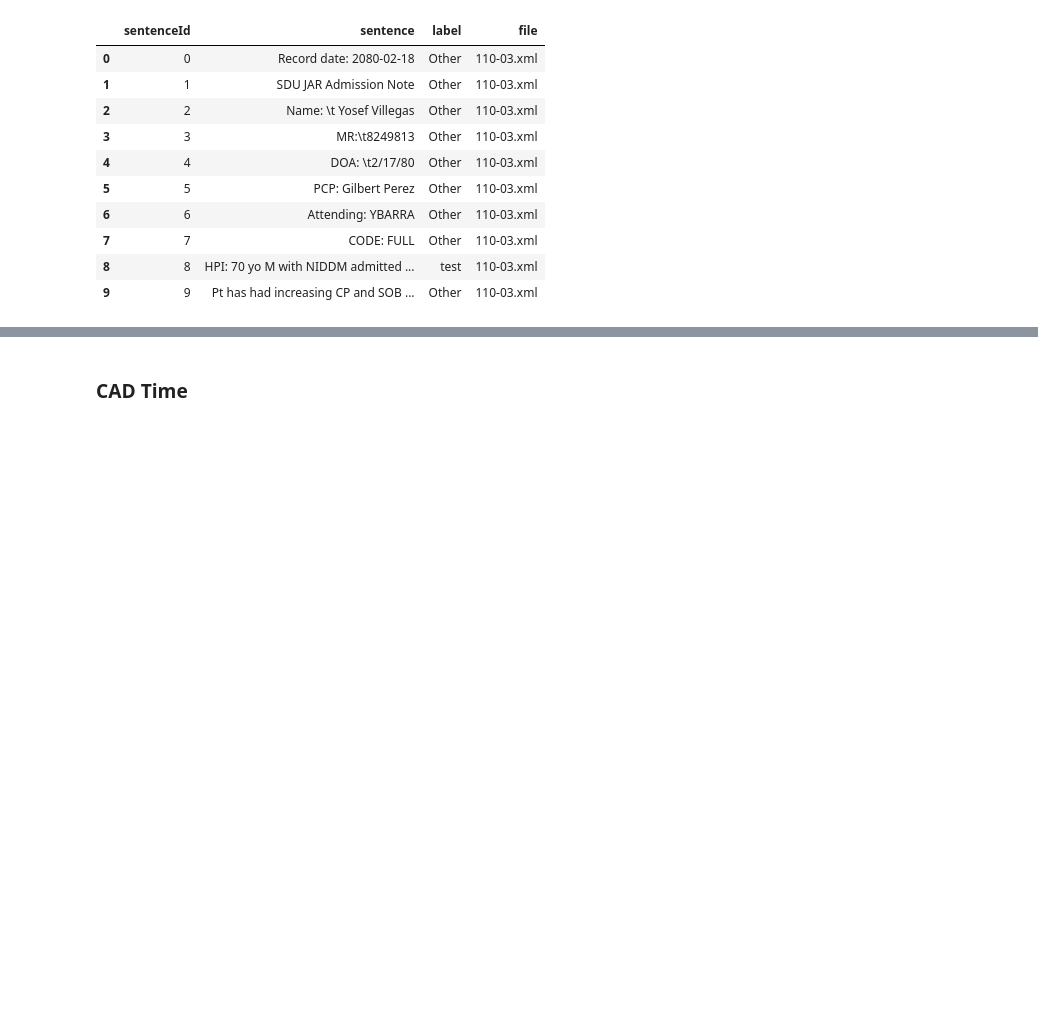
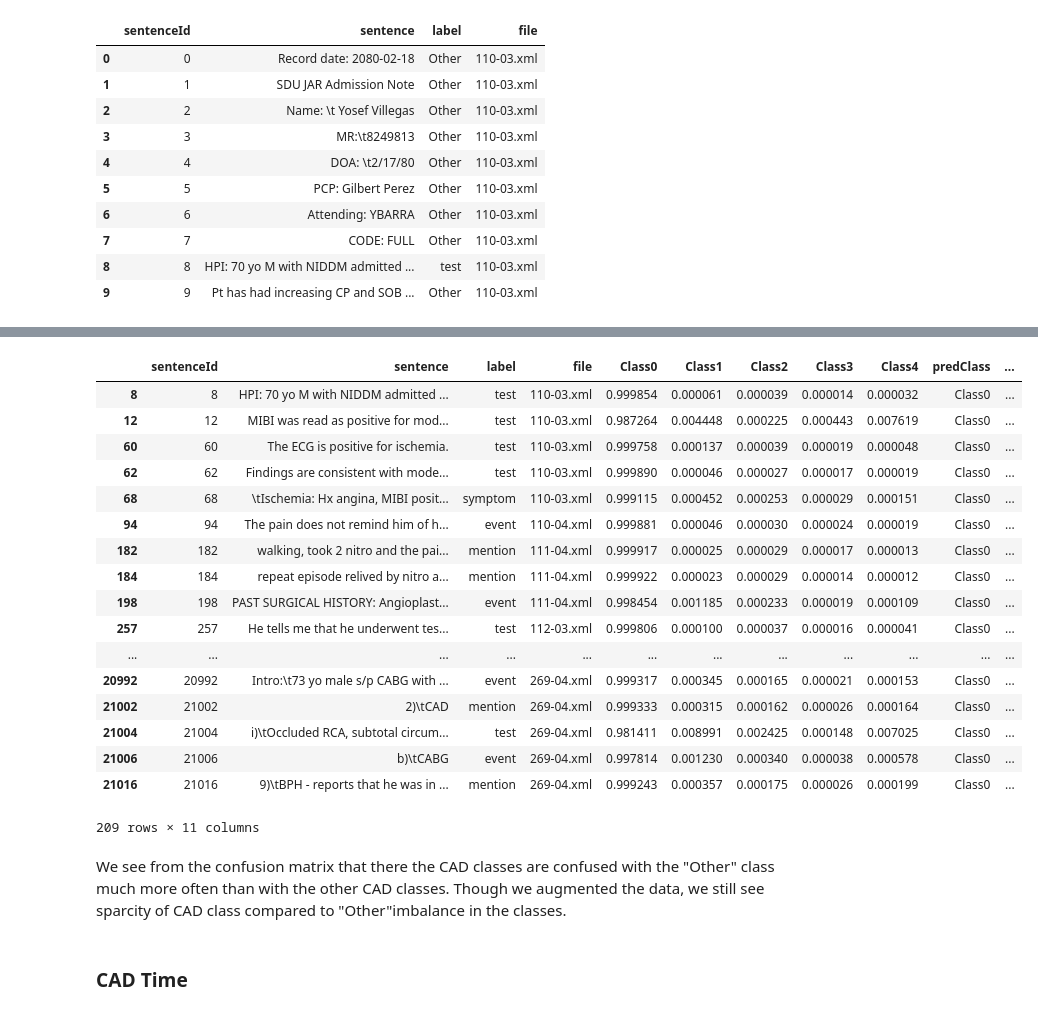
Before and after one commit to susub31/heart-disease-risk-prediction, a Jupyter notebook: Code/Error_Analysis_BERT_Augmented_CAD_Predictions.ipynb, the cells around one changed output, grey strips where cells are left out. Cells and saved outputs as stored; diff of their text form; code cells hidden in the pictures; blank space fills up the shorter version.

```diff
--- a/Code/Error_Analysis_BERT_Augmented_CAD_Predictions.ipynb
+++ b/Code/Error_Analysis_BERT_Augmented_CAD_Predictions.ipynb
@@ -180,3 +200,26 @@ TypeError: '<' not supported between instances of 'float' and 'str'
+# %%
+ CI_combined[(CI_combined['label']!='Other') & (CI_combined['predLabel']=='Other')]
+# %% [output]
+|  | sentenceId | sentence | label | file | Class0 | Class1 | Class2 | Class3 | Class4 | predClass | ... |
+| 8 | 8 | HPI: 70 yo M with NIDDM admitted ... | test | 110-03.xml | 0.999854 | 0.000061 | 0.000039 | 0.000014 | 0.000032 | Class0 | ... |
+| 12 | 12 | MIBI was read as positive for mod... | test | 110-03.xml | 0.987264 | 0.004448 | 0.000225 | 0.000443 | 0.007619 | Class0 | ... |
+| 60 | 60 | The ECG is positive for ischemia. | test | 110-03.xml | 0.999758 | 0.000137 | 0.000039 | 0.000019 | 0.000048 | Class0 | ... |
+| 62 | 62 | Findings are consistent with mode... | test | 110-03.xml | 0.999890 | 0.000046 | 0.000027 | 0.000017 | 0.000019 | Class0 | ... |
+| 68 | 68 | \tIschemia: Hx angina, MIBI posit... | symptom | 110-03.xml | 0.999115 | 0.000452 | 0.000253 | 0.000029 | 0.000151 | Class0 | ... |
+| 94 | 94 | The pain does not remind him of h... | event | 110-04.xml | 0.999881 | 0.000046 | 0.000030 | 0.000024 | 0.000019 | Class0 | ... |
+| 182 | 182 | walking, took 2 nitro and the pai... | mention | 111-04.xml | 0.999917 | 0.000025 | 0.000029 | 0.000017 | 0.000013 | Class0 | ... |
+| 184 | 184 | repeat episode relived by nitro a... | mention | 111-04.xml | 0.999922 | 0.000023 | 0.000029 | 0.000014 | 0.000012 | Class0 | ... |
+| 198 | 198 | PAST SURGICAL HISTORY: Angioplast... | event | 111-04.xml | 0.998454 | 0.001185 | 0.000233 | 0.000019 | 0.000109 | Class0 | ... |
+| 257 | 257 | He tells me that he underwent tes... | test | 112-03.xml | 0.999806 | 0.000100 | 0.000037 | 0.000016 | 0.000041 | Class0 | ... |
+| ... | ... | ... | ... | ... | ... | ... | ... | ... | ... | ... | ... |
+| 20992 | 20992 | Intro:\t73 yo male s/p CABG with ... | event | 269-04.xml | 0.999317 | 0.000345 | 0.000165 | 0.000021 | 0.000153 | Class0 | ... |
+| 21002 | 21002 | 2)\tCAD | mention | 269-04.xml | 0.999333 | 0.000315 | 0.000162 | 0.000026 | 0.000164 | Class0 | ... |
+| 21004 | 21004 | i)\tOccluded RCA, subtotal circum... | test | 269-04.xml | 0.981411 | 0.008991 | 0.002425 | 0.000148 | 0.007025 | Class0 | ... |
+| 21006 | 21006 | b)\tCABG | event | 269-04.xml | 0.997814 | 0.001230 | 0.000340 | 0.000038 | 0.000578 | Class0 | ... |
+| 21016 | 21016 | 9)\tBPH - reports that he was in ... | mention | 269-04.xml | 0.999243 | 0.000357 | 0.000175 | 0.000026 | 0.000199 | Class0 | ... |
+209 rows × 11 columns
+# %% [markdown]
+We see from the confusion matrix that there the CAD classes are confused with the "Other" class much more often than with the other CAD classes.  Though we augmented the data, we still see sparcity of CAD class compared to "Other"imbalance in the classes.
 # %% [markdown]
 ### CAD Time
 # %%
```
Also changed, not shown: parts of 51 cells of this notebook, 1 other file.
